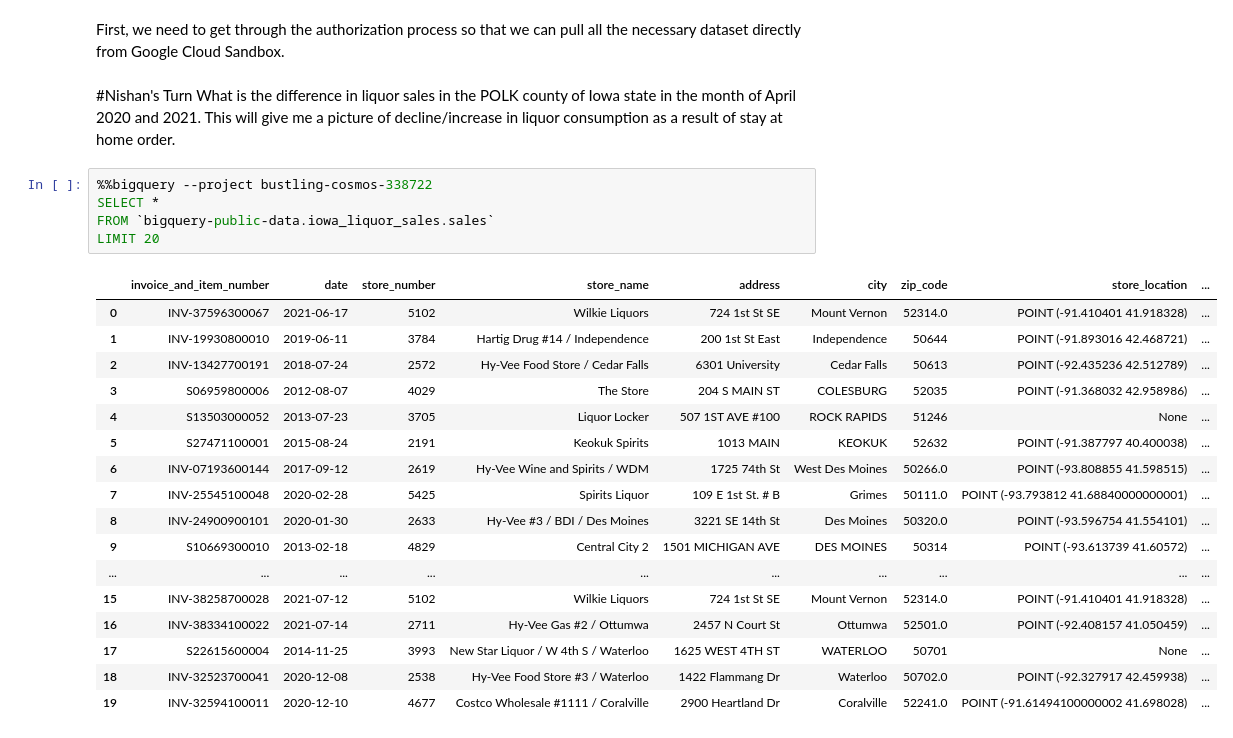
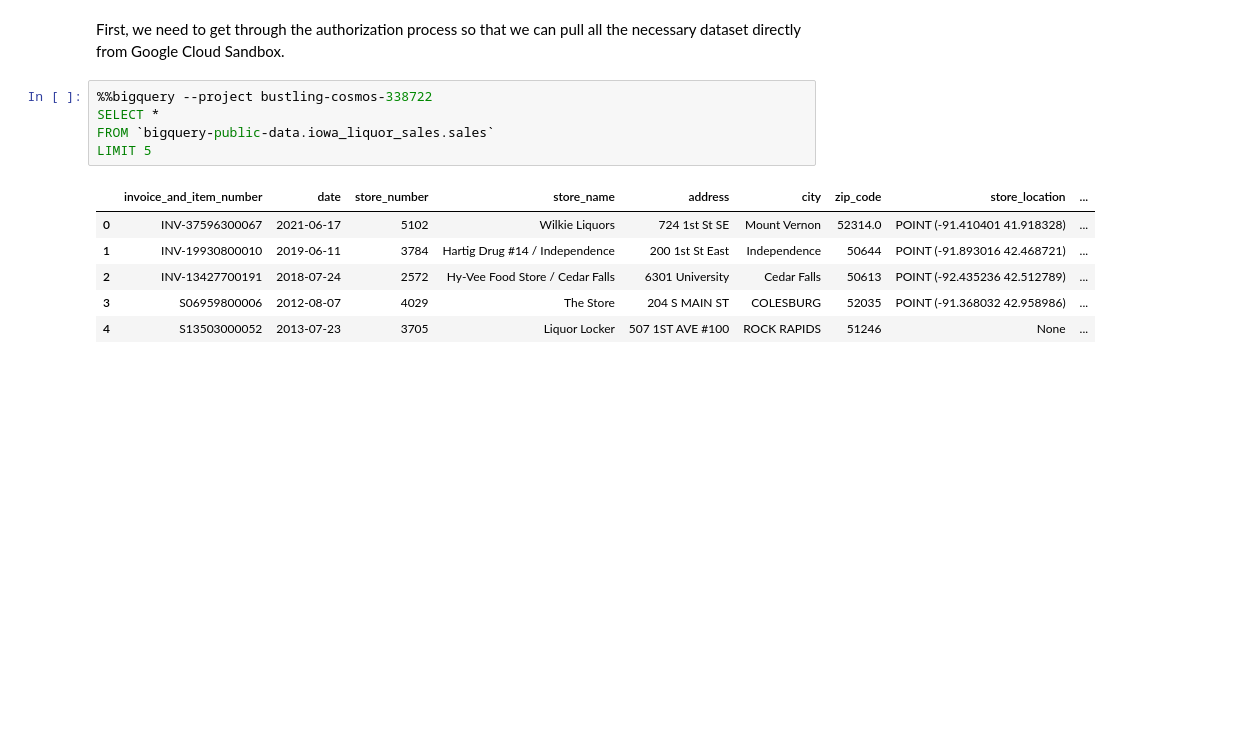
Before and after one commit to Nissun662/Data-Visual, a Jupyter notebook: Aayush_and_Nishan_Quiz_7.ipynb, the cells around one changed output. Saved outputs shown, nothing was run; the diff lists cells and outputs as text; blank space fills up the shorter version.

```diff
--- a/Aayush_and_Nishan_Quiz_7.ipynb
+++ b/Aayush_and_Nishan_Quiz_7.ipynb
@@ -18,29 +12,15 @@ print('Authenticated')
 Authenticated
 # %% [markdown]
 First, we need to get through the authorization process so that we can pull all the necessary dataset directly from Google Cloud Sandbox.
-# %% [markdown]
-#Nishan's Turn
-What is the difference in liquor sales in the POLK county of Iowa state in the month of April 2020 and 2021. This will give me a picture of decline/increase in liquor consumption as a result of stay at home order.
 # %%
 %%bigquery --project bustling-cosmos-338722
 SELECT *
 FROM `bigquery-public-data.iowa_liquor_sales.sales`
-LIMIT 20
+LIMIT 5
 # %% [output]
 |  | invoice_and_item_number | date | store_number | store_name | address | city | zip_code | store_location | ... |
 | 0 | INV-37596300067 | 2021-06-17 | 5102 | Wilkie Liquors | 724 1st St SE | Mount Vernon | 52314.0 | POINT (-91.410401 41.918328) | ... |
 | 1 | INV-19930800010 | 2019-06-11 | 3784 | Hartig Drug #14 / Independence | 200 1st St East | Independence | 50644 | POINT (-91.893016 42.468721) | ... |
 | 2 | INV-13427700191 | 2018-07-24 | 2572 | Hy-Vee Food Store / Cedar Falls | 6301 University | Cedar Falls | 50613 | POINT (-92.435236 42.512789) | ... |
 | 3 | S06959800006 | 2012-08-07 | 4029 | The Store | 204 S MAIN ST | COLESBURG | 52035 | POINT (-91.368032 42.958986) | ... |
 | 4 | S13503000052 | 2013-07-23 | 3705 | Liquor Locker | 507 1ST AVE #100 | ROCK RAPIDS | 51246 | None | ... |
-| 5 | S27471100001 | 2015-08-24 | 2191 | Keokuk Spirits | 1013 MAIN | KEOKUK | 52632 | POINT (-91.387797 40.400038) | ... |
-| 6 | INV-07193600144 | 2017-09-12 | 2619 | Hy-Vee Wine and Spirits / WDM | 1725 74th St | West Des Moines | 50266.0 | POINT (-93.808855 41.598515) | ... |
-| 7 | INV-25545100048 | 2020-02-28 | 5425 | Spirits Liquor | 109 E 1st St. # B | Grimes | 50111.0 | POINT (-93.793812 41.68840000000001) | ... |
-| 8 | INV-24900900101 | 2020-01-30 | 2633 | Hy-Vee #3 / BDI / Des Moines | 3221 SE 14th St | Des Moines | 50320.0 | POINT (-93.596754 41.554101) | ... |
-| 9 | S10669300010 | 2013-02-18 | 4829 | Central City 2 | 1501 MICHIGAN AVE | DES MOINES | 50314 | POINT (-93.613739 41.60572) | ... |
-| ... | ... | ... | ... | ... | ... | ... | ... | ... | ... |
-| 15 | INV-38258700028 | 2021-07-12 | 5102 | Wilkie Liquors | 724 1st St SE | Mount Vernon | 52314.0 | POINT (-91.410401 41.918328) | ... |
-| 16 | INV-38334100022 | 2021-07-14 | 2711 | Hy-Vee Gas #2 / Ottumwa | 2457 N Court St | Ottumwa | 52501.0 | POINT (-92.408157 41.050459) | ... |
-| 17 | S22615600004 | 2014-11-25 | 3993 | New Star Liquor / W 4th S / Waterloo | 1625 WEST 4TH ST | WATERLOO | 50701 | None | ... |
-| 18 | INV-32523700041 | 2020-12-08 | 2538 | Hy-Vee Food Store #3 / Waterloo | 1422 Flammang Dr | Waterloo | 50702.0 | POINT (-92.327917 42.459938) | ... |
-| 19 | INV-32594100011 | 2020-12-10 | 4677 | Costco Wholesale #1111 / Coralville | 2900 Heartland Dr | Coralville | 52241.0 | POINT (-91.61494100000002 41.698028) | ... |
```
Also changed, not shown: parts of 13 cells of this notebook.
